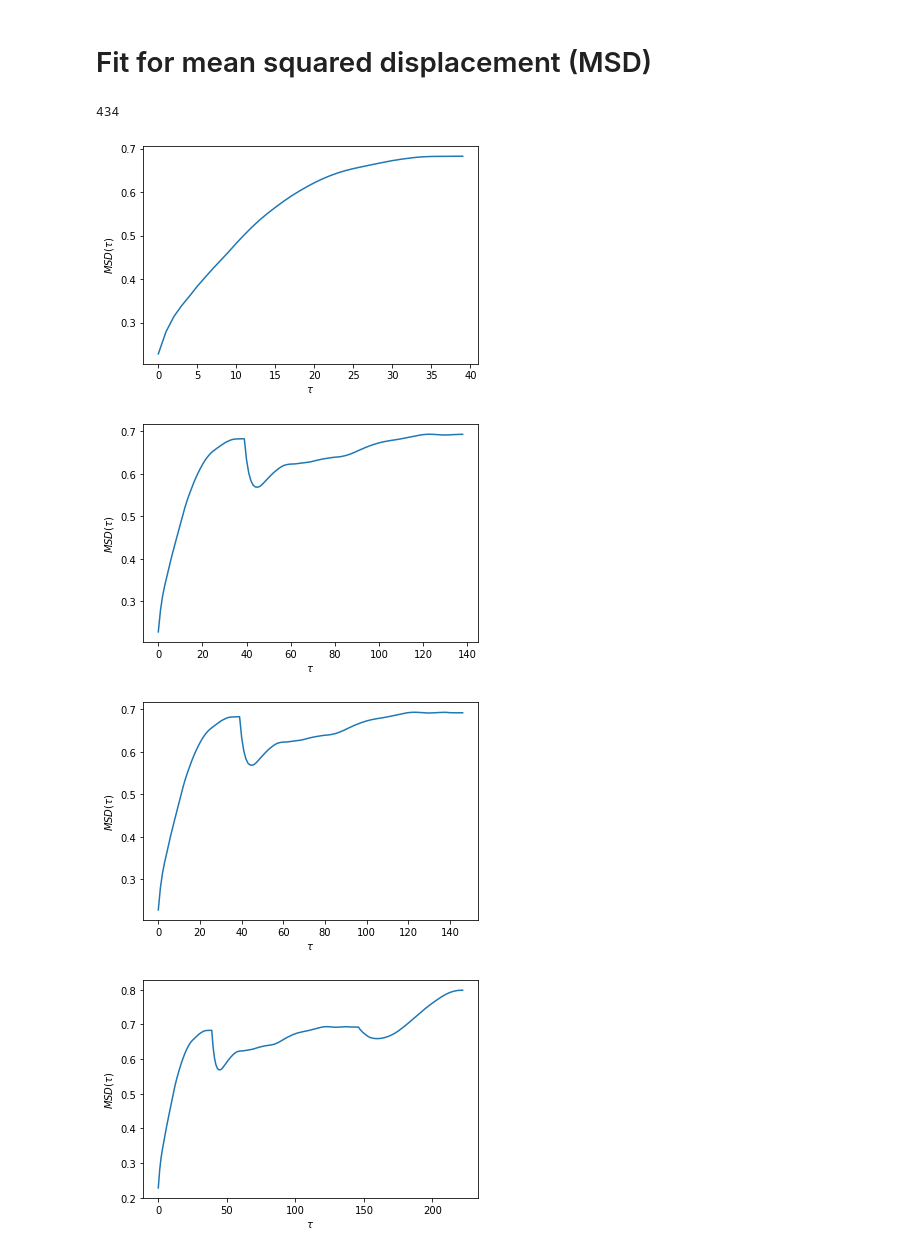
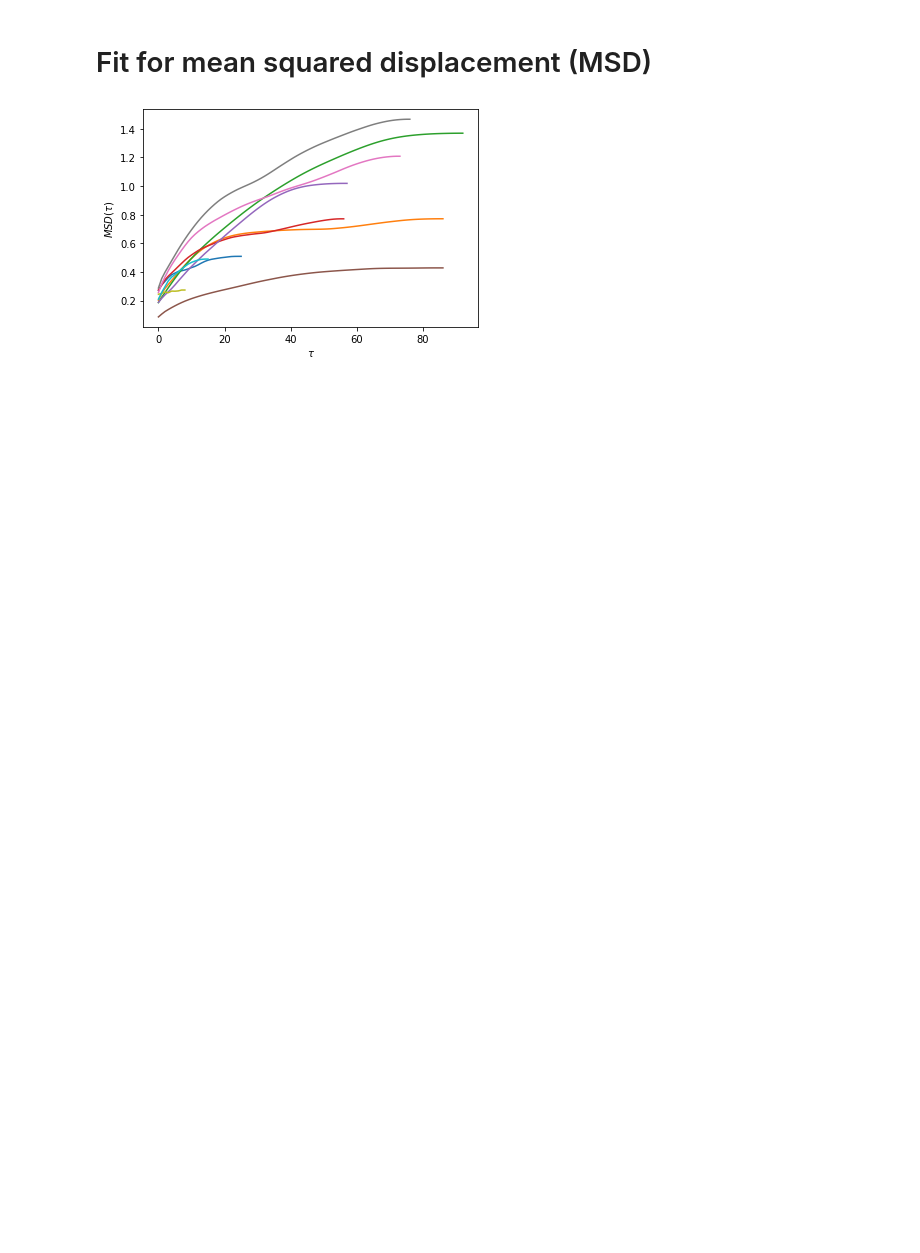
Before and after one commit to Pemayamchen/Github-PUK, a Jupyter notebook: Creation_of_simuleringer_data_1.ipynb, the cells around one changed output. Cells and saved outputs as stored; diff of their text form; code cells hidden in the pictures; blank space fills up the shorter version.

```diff
--- a/Creation_of_simuleringer_data_1.ipynb
+++ b/Creation_of_simuleringer_data_1.ipynb
@@ -123,31 +122,37 @@ print(mse_1, mse_2)
 # %%
 dix_list = []
 diy_list = []
 MSD_list = []
 lag_list = []
+a_list = []
+b_list = []
+r_squared_list = []
 
-for h in range(num_tracks):
-    lag = np.array(range(1,100-extend_list[h]))
+lag_list.clear()
+
+for h in range(num_tracks): # for hvert track laver vi en liste af lags, fx lag_list = [...] x10
+    lag = np.array(range(1,max_tlength-extend_list[h]))
     lag_list.append(lag)
-    for i in range(len(lag_list[h])):
-        for j in range(1,max_tlength-extend_list[h]-lag_list[h][i]):
-            diff_x = X[h][extend_list[h]+j+lag_list[h][i]] - X[h][extend_list[h]+j]
+    # print(len(lag_list[h]))
+
+    for i in range(len(lag_list[h])): # for længden af tracket siger vi for hvert element
+        for j in range(1,max_tlength-extend_list[h]-lag_list[h][i]): # j er i range af track length - nr. af lag
+            diff_x = X[h][extend_list[h]+j+lag_list[h][i]] - X[h][extend_list[h]+j] # tal i track h index 0'er + 1 + 1, + 2 + 1 osv.
             diff_y = Y[h][extend_list[h]+j+lag_list[h][i]] - Y[h][extend_list[h]+j]
             dix_list.append(diff_x)
             diy_list.append(diff_y)
         MSD = np.mean(np.sqrt(np.array([dix_list])**2+np.array([diy_list])**2))
         MSD_list.append(MSD)
-    plt.figure()
+    # plt.figure()
     plt.plot(MSD_list)
     plt.ylabel('$MSD(τ)$')
     plt.xlabel('$ τ $')
 
-print(len(MSD_list))
+    MSD_list.clear()
+    dix_list.clear()
+    diy_list.clear()
 
-# slope/4 = Diffusion coefficient
+# antal MSD'er = track length, men da track length varierer fra track til track er antallet af MSD'er også varierende.
+# # slope/4 = Diffusion coefficient
 # %% [output]
-434
-[figure, old version]
+[figure, new version]
-[figure, removed]
-[figure, removed]
-[figure, removed]
```
Also changed, not shown: parts of 6 cells of this notebook.
